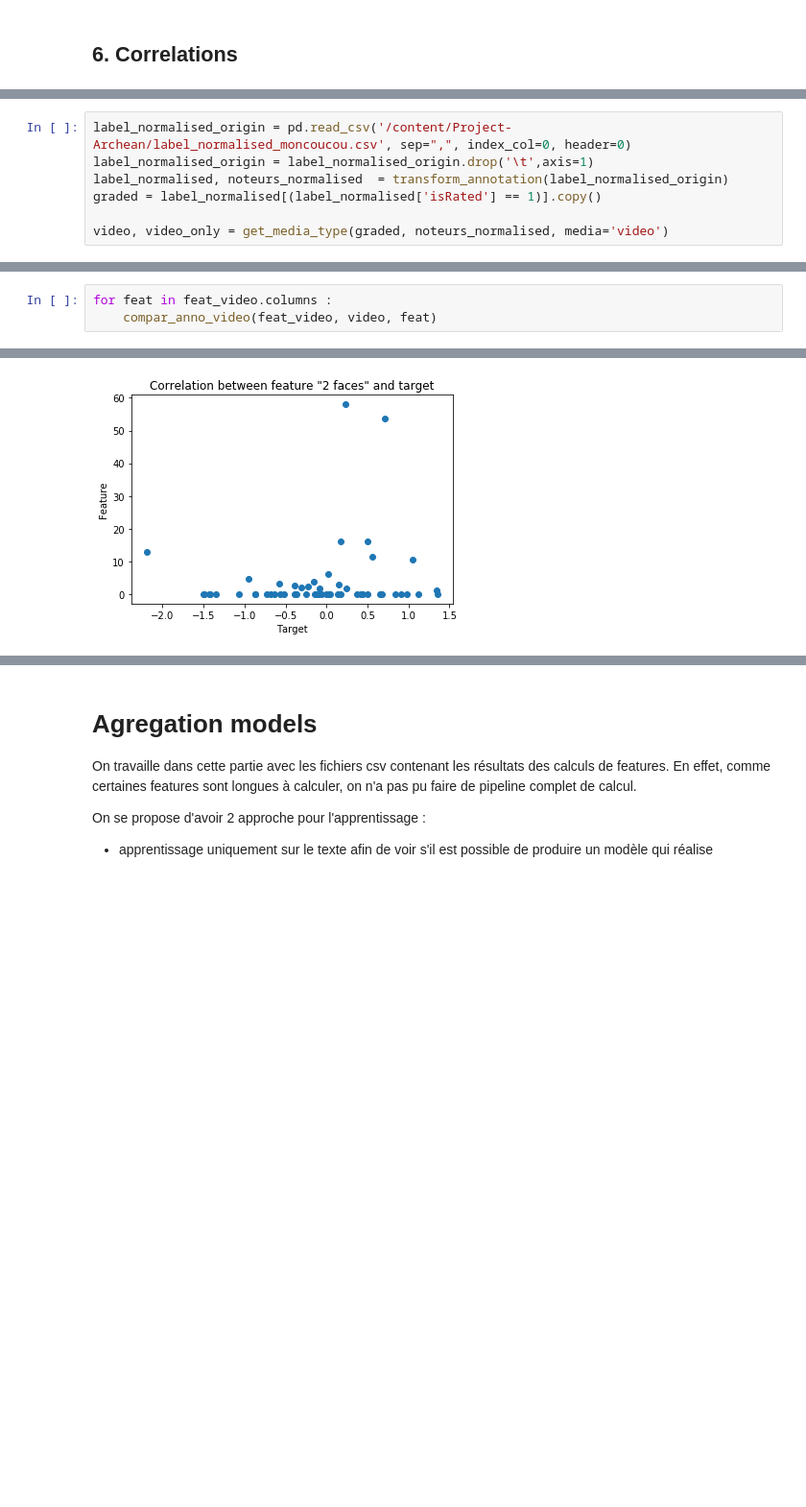
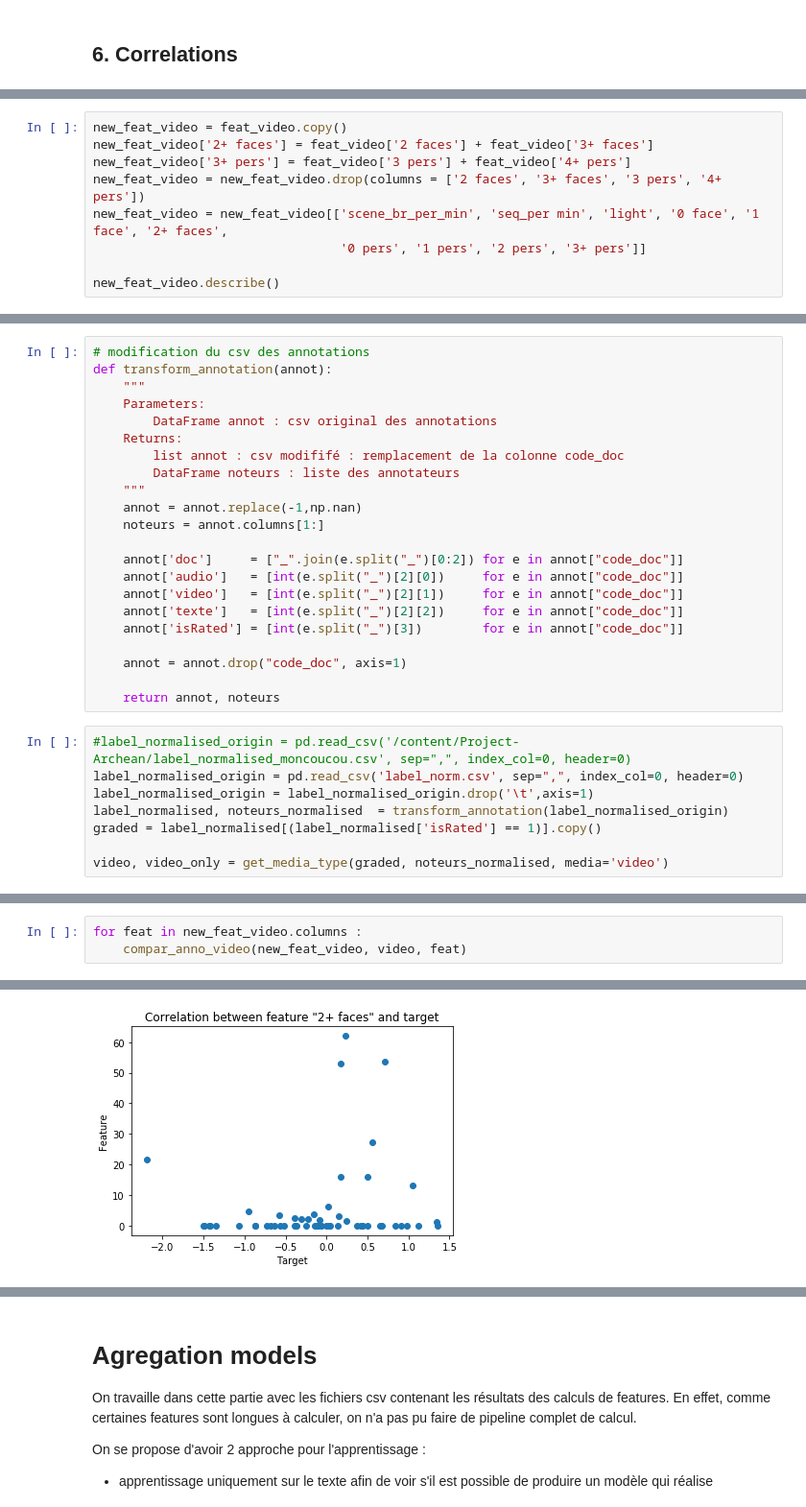
Before and after one commit to vincentnam/Project-Archean, a Jupyter notebook: ChallengeM2SID_2019.ipynb, the cells around one changed output, grey strips where cells are left out. Shown at 96% size. Drawn from its saved outputs; the diff is of its cells as text; blank space fills up the shorter version.

```diff
--- a/ChallengeM2SID_2019.ipynb
+++ b/ChallengeM2SID_2019.ipynb
@@ -3738,0 +3890,9 @@ df_video
+# %%
+new_feat_video = feat_video.copy()
+new_feat_video['2+ faces'] = feat_video['2 faces'] + feat_video['3+ faces']
+new_feat_video['3+ pers'] = feat_video['3 pers'] + feat_video['4+ pers']
+new_feat_video = new_feat_video.drop(columns = ['2 faces', '3+ faces', '3 pers', '4+ pers'])
+new_feat_video = new_feat_video[['scene_br_per_min', 'seq_per min', 'light', '0 face', '1 face', '2+ faces',
+                                 '0 pers', '1 pers', '2 pers', '3+ pers']]
+
+new_feat_video.describe()
@@ -3771,8 +4029,31 @@ def compar_anno_video(feat_video, DF_cible, name_feat):
     print('Correlation between feature "' + name_feat + '" and target : ' + str(corr))
     print('p_value : ' + str(p_val))
     print('\n')
+# %%
+# modification du csv des annotations
+def transform_annotation(annot):
+    """
+    Parameters:
+        DataFrame annot : csv original des annotations
+    Returns:
+        list annot : csv modififé : remplacement de la colonne code_doc
+        DataFrame noteurs : liste des annotateurs
+    """
+    annot = annot.replace(-1,np.nan)
+    noteurs = annot.columns[1:]
+
+    annot['doc']     = ["_".join(e.split("_")[0:2]) for e in annot["code_doc"]]
+    annot['audio']   = [int(e.split("_")[2][0])     for e in annot["code_doc"]]
+    annot['video']   = [int(e.split("_")[2][1])     for e in annot["code_doc"]]
+    annot['texte']   = [int(e.split("_")[2][2])     for e in annot["code_doc"]]
+    annot['isRated'] = [int(e.split("_")[3])        for e in annot["code_doc"]]
+
+    annot = annot.drop("code_doc", axis=1)
+
+    return annot, noteurs
 # %%
-label_normalised_origin = pd.read_csv('/content/Project-Archean/label_normalised_moncoucou.csv', sep=",", index_col=0, header=0)
+#label_normalised_origin = pd.read_csv('/content/Project-Archean/label_normalised_moncoucou.csv', sep=",", index_col=0, header=0)
+label_normalised_origin = pd.read_csv('label_norm.csv', sep=",", index_col=0, header=0)
 label_normalised_origin = label_normalised_origin.drop('\t',axis=1)
 label_normalised, noteurs_normalised  = transform_annotation(label_normalised_origin)
 graded = label_normalised[(label_normalised['isRated'] == 1)].copy()
@@ -3781,20 +4073,20 @@ video, video_only = get_media_type(graded, noteurs_normalised, media='video')
 # %%
-for feat in feat_video.columns :
-    compar_anno_video(feat_video, video, feat)
+for feat in new_feat_video.columns :
+    compar_anno_video(new_feat_video, video, feat)
 # %% [output]
 [figure]
 Correlation between feature "scene_br_per_min" and target : -0.08800288795565585
 p_value : 0.5228894728061142
 [figure]
 Correlation between feature "seq_per min" and target : 0.15752436969460176
 p_value : 0.2507262156398037
 [figure]
 Correlation between feature "light" and target : 0.10664934939982974
 p_value : 0.43835147524549567
 [figure]
 Correlation between feature "0 face" and target : 0.20815844280357362
 p_value : 0.12724769736692634
 [figure]
 Correlation between feature "1 face" and target : -0.3375075064199664
 p_value : 0.011737106671364036
-[figure, old version]
+[figure, new version]
```
Also changed, not shown: parts of 48 cells of this notebook.
